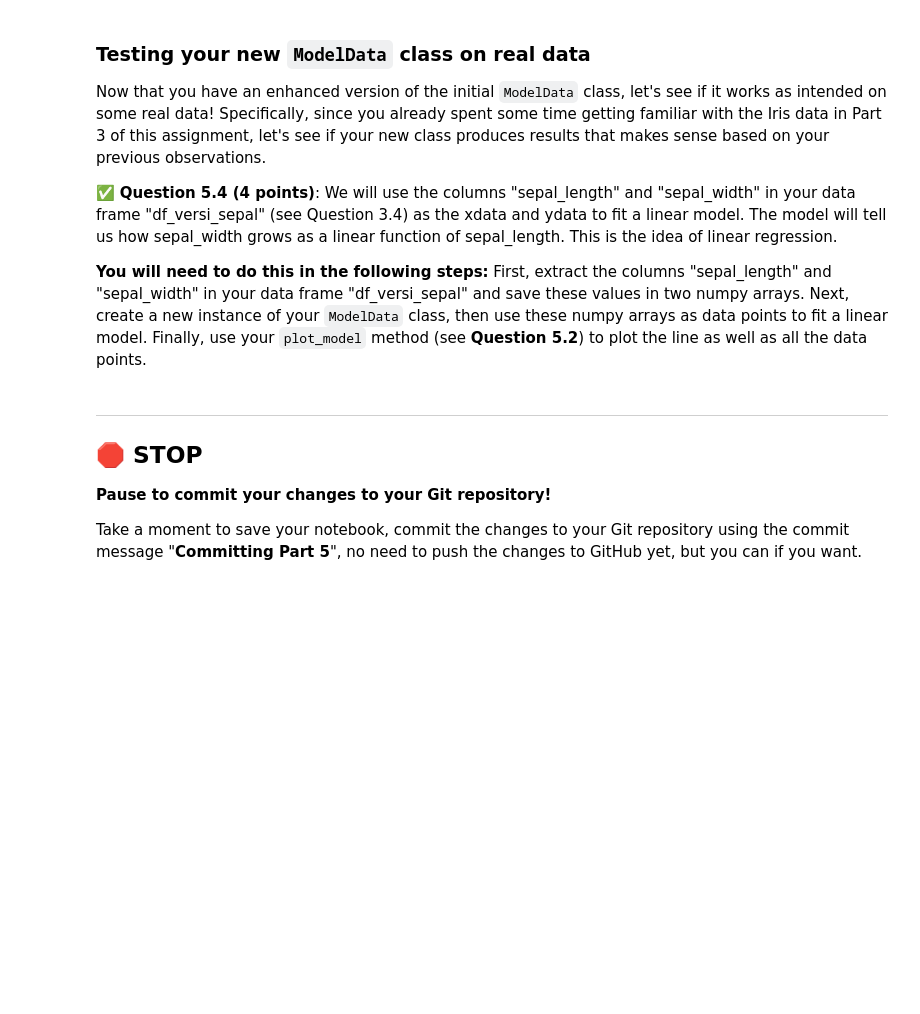
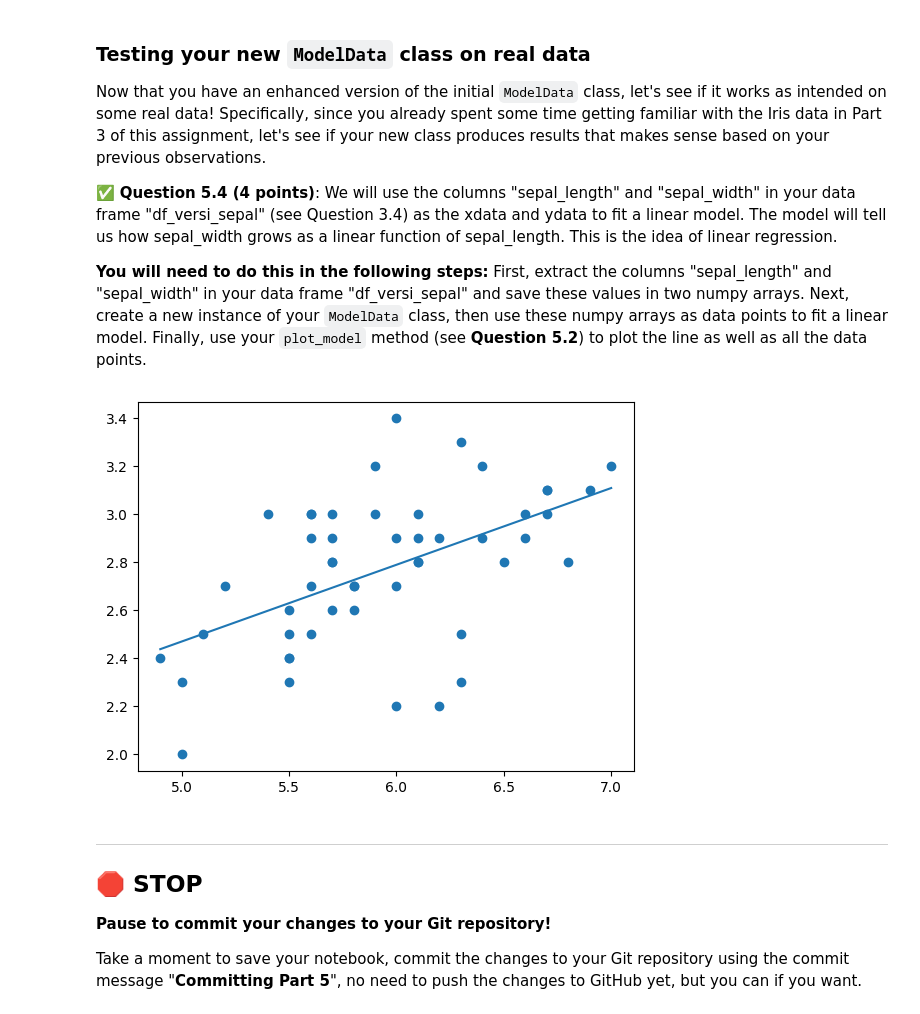
Before and after one commit to mlee3001/CMSE202-s24-turnin, a Jupyter notebook: hw-01/HW-01_GitPracticeDebuggingPythonPackagesAndClasses-STUDENT.ipynb, the cells around one changed output. Cells and saved outputs as stored; diff of their text form; code cells hidden in the pictures; blank space fills up the shorter version.

```diff
--- a/hw-01/HW-01_GitPracticeDebuggingPythonPackagesAndClasses-STUDENT.ipynb
+++ b/hw-01/HW-01_GitPracticeDebuggingPythonPackagesAndClasses-STUDENT.ipynb
@@ -592,3 +664,13 @@ Now that you have an enhanced version of the initial `ModelData` class, let's se
+# %%
+### Put your code here
+sepal_len_arr = df_versi_sepal['sepal_length']
+sepal_wid_arr = df_versi_sepal['sepal_width']
+
+new_model = ModelData(sepal_len_arr, sepal_wid_arr)
+new_model_params = new_model.fit_linear_model()
+new_model.plot_model(new_model_params['slope'], new_model_params['intercept'])
+# %% [output]
+[figure, added]
 # %% [markdown]
 ---
 ## &#128721; STOP
```
Also changed, not shown: parts of 12 cells of this notebook.
